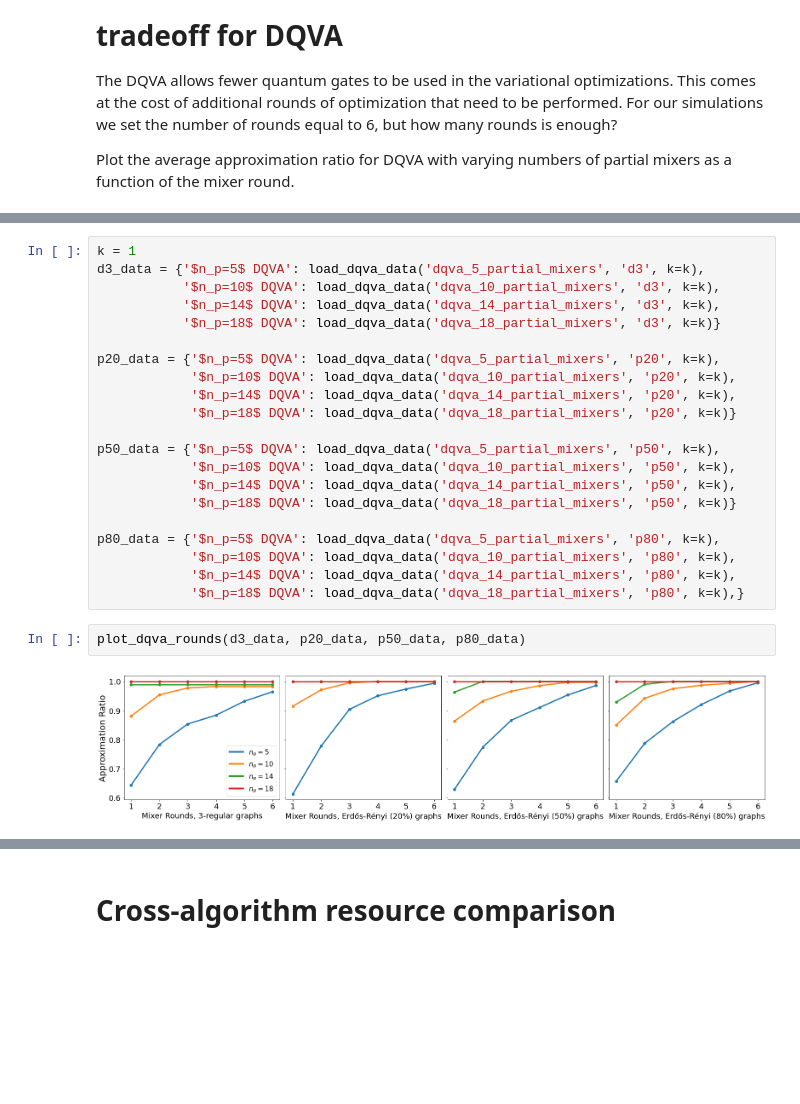
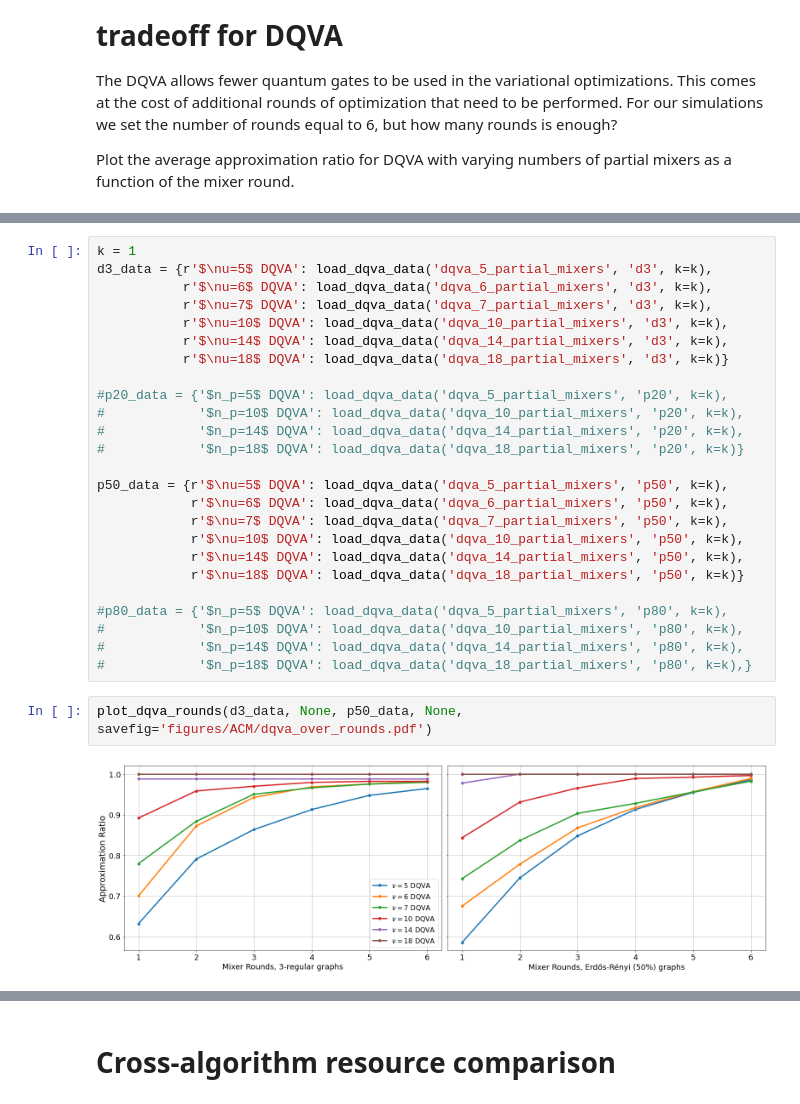
Before and after one commit to Quantum-Software-Tools/quantum-constrained-optimization, a Jupyter notebook: ACM_Plotting.ipynb, the cells around one changed output, grey strips where cells are left out. Saved outputs shown, nothing was run; the diff lists cells and outputs as text; blank space fills up the shorter version.

Commit message:
Add latest plotting notebooks and gate decomp numerics

```diff
--- a/ACM_Plotting.ipynb
+++ b/ACM_Plotting.ipynb
@@ -289,26 +307,30 @@ def plot_dqva_rounds(d3_data, p20_data, p50_data, p80_data):
 # %%
 k = 1
-d3_data = {'$n_p=5$ DQVA': load_dqva_data('dqva_5_partial_mixers', 'd3', k=k),
-           '$n_p=10$ DQVA': load_dqva_data('dqva_10_partial_mixers', 'd3', k=k),
-           '$n_p=14$ DQVA': load_dqva_data('dqva_14_partial_mixers', 'd3', k=k),
-           '$n_p=18$ DQVA': load_dqva_data('dqva_18_partial_mixers', 'd3', k=k)}
+d3_data = {r'$\nu=5$ DQVA': load_dqva_data('dqva_5_partial_mixers', 'd3', k=k),
+           r'$\nu=6$ DQVA': load_dqva_data('dqva_6_partial_mixers', 'd3', k=k),
+           r'$\nu=7$ DQVA': load_dqva_data('dqva_7_partial_mixers', 'd3', k=k),
+           r'$\nu=10$ DQVA': load_dqva_data('dqva_10_partial_mixers', 'd3', k=k),
+           r'$\nu=14$ DQVA': load_dqva_data('dqva_14_partial_mixers', 'd3', k=k),
+           r'$\nu=18$ DQVA': load_dqva_data('dqva_18_partial_mixers', 'd3', k=k)}
 
-p20_data = {'$n_p=5$ DQVA': load_dqva_data('dqva_5_partial_mixers', 'p20', k=k),
-            '$n_p=10$ DQVA': load_dqva_data('dqva_10_partial_mixers', 'p20', k=k),
-            '$n_p=14$ DQVA': load_dqva_data('dqva_14_partial_mixers', 'p20', k=k),
-            '$n_p=18$ DQVA': load_dqva_data('dqva_18_partial_mixers', 'p20', k=k)}
+#p20_data = {'$n_p=5$ DQVA': load_dqva_data('dqva_5_partial_mixers', 'p20', k=k),
+#            '$n_p=10$ DQVA': load_dqva_data('dqva_10_partial_mixers', 'p20', k=k),
+#            '$n_p=14$ DQVA': load_dqva_data('dqva_14_partial_mixers', 'p20', k=k),
+#            '$n_p=18$ DQVA': load_dqva_data('dqva_18_partial_mixers', 'p20', k=k)}
 
-p50_data = {'$n_p=5$ DQVA': load_dqva_data('dqva_5_partial_mixers', 'p50', k=k),
-            '$n_p=10$ DQVA': load_dqva_data('dqva_10_partial_mixers', 'p50', k=k),
-            '$n_p=14$ DQVA': load_dqva_data('dqva_14_partial_mixers', 'p50', k=k),
-            '$n_p=18$ DQVA': load_dqva_data('dqva_18_partial_mixers', 'p50', k=k)}
+p50_data = {r'$\nu=5$ DQVA': load_dqva_data('dqva_5_partial_mixers', 'p50', k=k),
+            r'$\nu=6$ DQVA': load_dqva_data('dqva_6_partial_mixers', 'p50', k=k),
+            r'$\nu=7$ DQVA': load_dqva_data('dqva_7_partial_mixers', 'p50', k=k),
+            r'$\nu=10$ DQVA': load_dqva_data('dqva_10_partial_mixers', 'p50', k=k),
+            r'$\nu=14$ DQVA': load_dqva_data('dqva_14_partial_mixers', 'p50', k=k),
+            r'$\nu=18$ DQVA': load_dqva_data('dqva_18_partial_mixers', 'p50', k=k)}
 
-p80_data = {'$n_p=5$ DQVA': load_dqva_data('dqva_5_partial_mixers', 'p80', k=k),
-            '$n_p=10$ DQVA': load_dqva_data('dqva_10_partial_mixers', 'p80', k=k),
-            '$n_p=14$ DQVA': load_dqva_data('dqva_14_partial_mixers', 'p80', k=k),
-            '$n_p=18$ DQVA': load_dqva_data('dqva_18_partial_mixers', 'p80', k=k),}
+#p80_data = {'$n_p=5$ DQVA': load_dqva_data('dqva_5_partial_mixers', 'p80', k=k),
+#            '$n_p=10$ DQVA': load_dqva_data('dqva_10_partial_mixers', 'p80', k=k),
+#            '$n_p=14$ DQVA': load_dqva_data('dqva_14_partial_mixers', 'p80', k=k),
+#            '$n_p=18$ DQVA': load_dqva_data('dqva_18_partial_mixers', 'p80', k=k),}
 # %%
-plot_dqva_rounds(d3_data, p20_data, p50_data, p80_data)
+plot_dqva_rounds(d3_data, None, p50_data, None, savefig='figures/ACM/dqva_over_rounds.pdf')
 # %% [output]
-[figure, old version]
+[figure, new version]
 # %%
```
Also changed, not shown: parts of 7 cells of this notebook, 4 other files.
